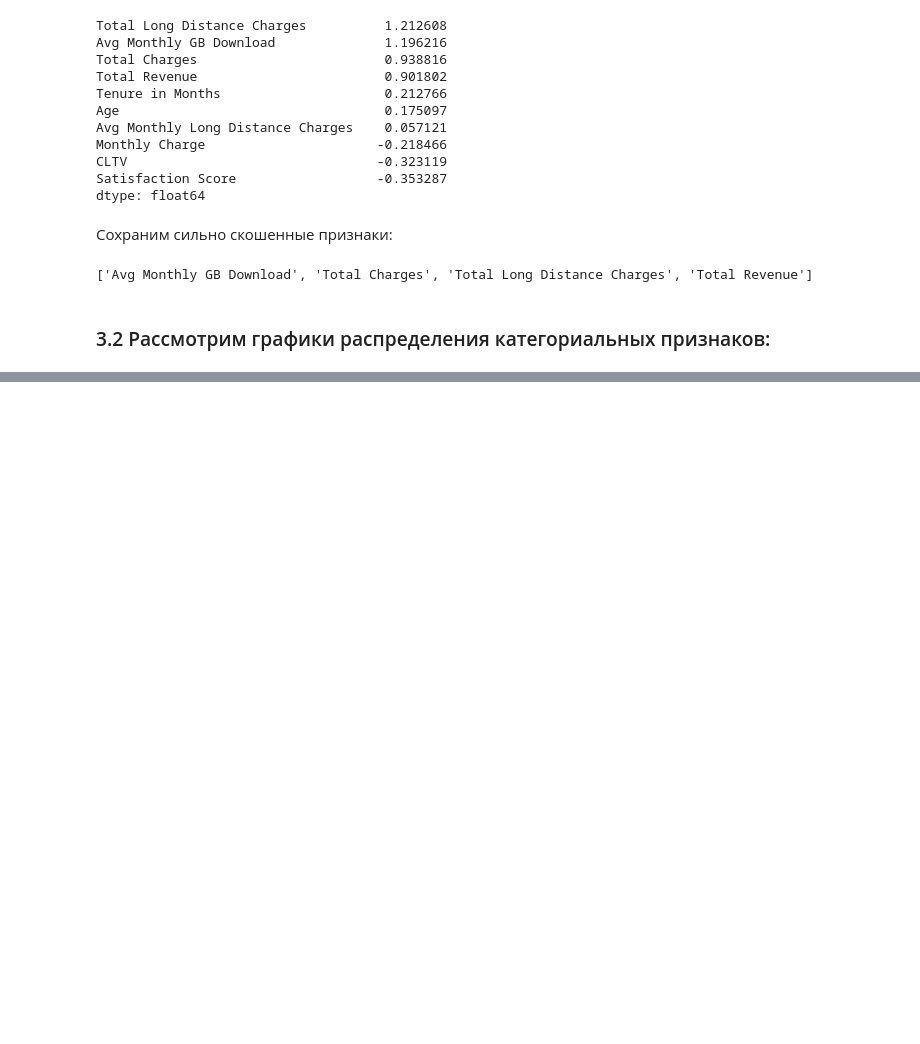
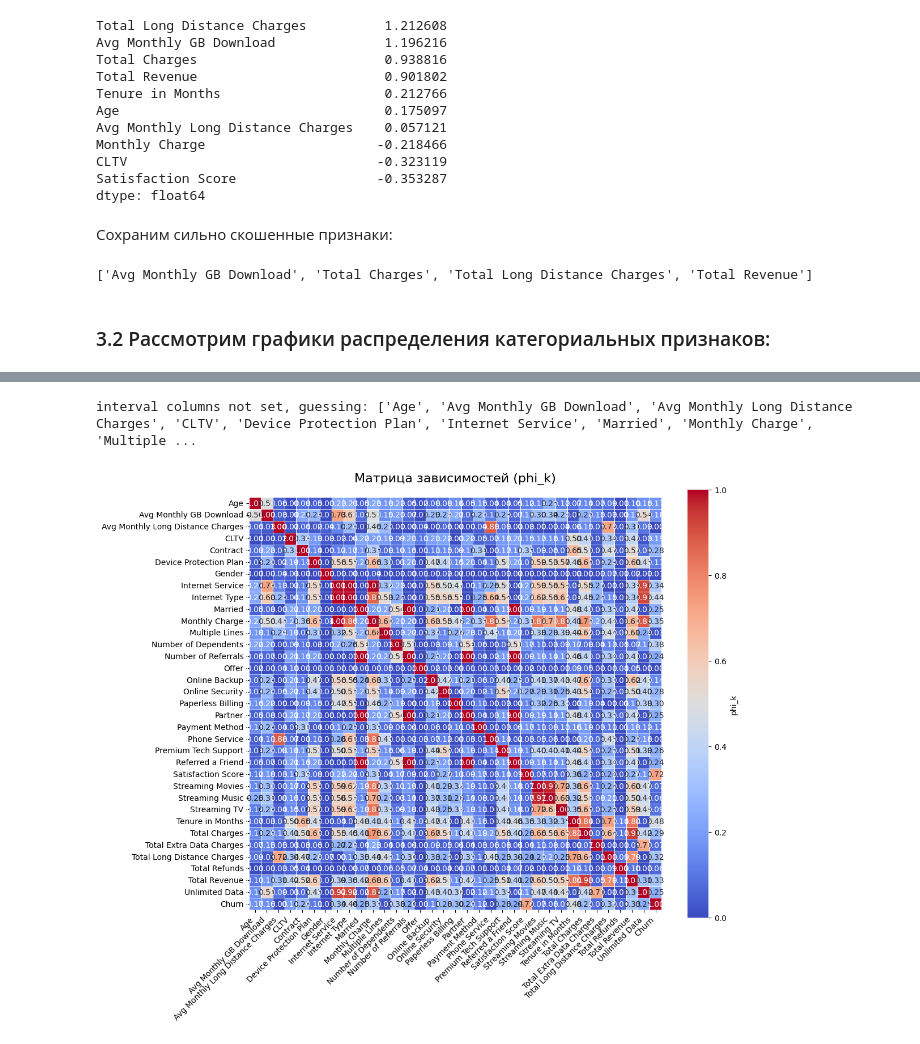
Before and after one commit to Valuxalo/ML_telco_customer_churn, a Jupyter notebook: model/EDA.ipynb, the cells around one changed output, grey strips where cells are left out. Cells and saved outputs as stored; diff of their text form; code cells hidden in the pictures; blank space fills up the shorter version.

```diff
--- a/model/EDA.ipynb
+++ b/model/EDA.ipynb
@@ -344,0 +369,2 @@ plt.show()
+# %%
+df['Offer'] = (df['Offer']!='0').astype(int)
@@ -344,0 +378,29 @@ plt.show()
+# %%
+df_copy = df.copy()
+df_copy['Churn'] = y
+phik_matrix = df_copy.phik_matrix()
+
+def plot_phik(phik_matrix):
+    plt.figure(figsize=(12, 10))
+    sns.heatmap(
+        phik_matrix,
+        annot=True,
+        fmt=".2f",
+        cmap="coolwarm",
+        vmin=0,
+        vmax=1,
+        square=True,
+        linewidths=0.5,
+        cbar_kws={"label": "phi_k"}
+    )
+
+    plt.title("Матрица зависимостей (phi_k)", fontsize=16, pad=20)
+    plt.xticks(rotation=45, ha="right")
+    plt.yticks(rotation=0)
+    plt.tight_layout()
+    plt.show()
+
+plot_phik(phik_matrix)
+# %% [output]
+interval columns not set, guessing: ['Age', 'Avg Monthly GB Download', 'Avg Monthly Long Distance Charges', 'CLTV', 'Device Protection Plan', 'Internet Service', 'Married', 'Monthly Charge', 'Multiple ...
+[figure, added]
```
Also changed, not shown: parts of 29 cells of this notebook, 4 other files.
